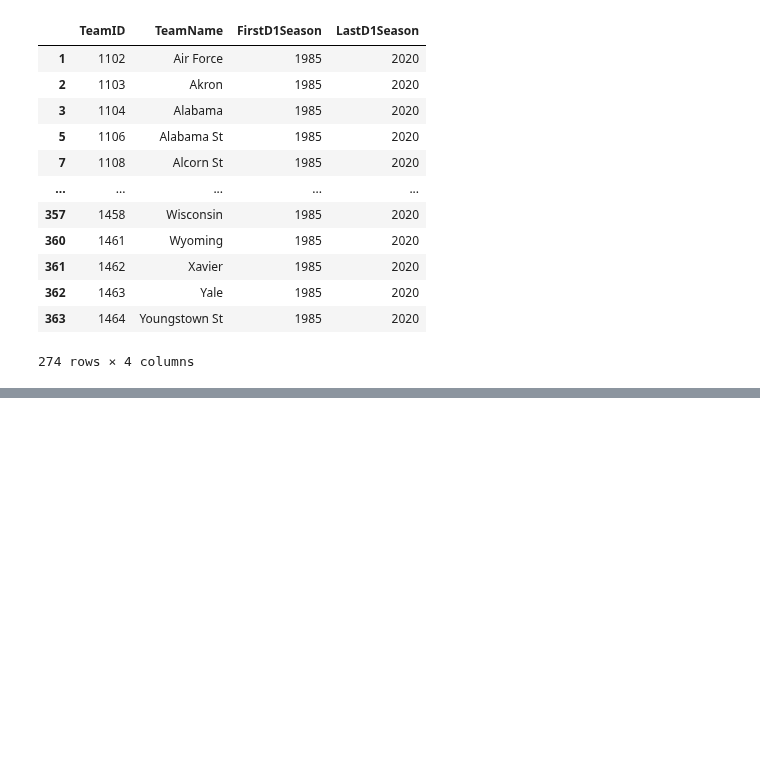
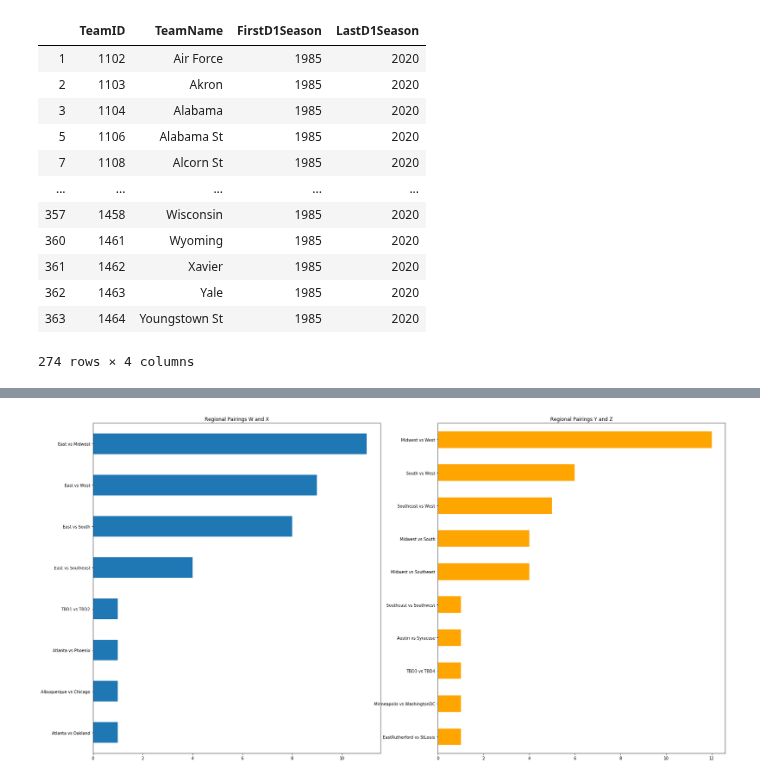
Before and after one commit to Heramb001/cs795_practical_machine_learning, a Jupyter notebook: project-1/Data Wrangling 2020.ipynb, the cells around one changed output, grey strips where cells are left out. Drawn from its saved outputs; the diff is of its cells as text; code cells hidden in the pictures; blank space fills up the shorter version.

```diff
--- a/project-1/Data Wrangling 2020.ipynb
+++ b/project-1/Data Wrangling 2020.ipynb
@@ -78,0 +170,12 @@ KeyError: 'WTeamName'
+# %%
+#--- most frequent regional Pairings
+fig, axs = plt.subplots(1, 2, figsize=(28,15))
+pairingsDF = seasons_df.copy()
+pairingsDF['W vs X'] = seasons_df['RegionW'] + ' vs ' + seasons_df['RegionX']
+pairingsDF['Y vs Z'] = seasons_df['RegionY'] + ' vs ' + seasons_df['RegionZ']
+pairingsDF = pairingsDF[['Season','W vs X','Y vs Z']]
+pairingsDF['W vs X'].value_counts().sort_values().plot(kind='barh',title='Regional Pairings W and X',ax=axs[0])
+pairingsDF['Y vs Z'].value_counts().sort_values().plot(kind='barh',title='Regional Pairings Y and Z',ax=axs[1], color='orange')
+plt.show()
+# %% [output]
+[figure, added]
```
Also changed, not shown: parts of 16 cells of this notebook, 1 other file.
